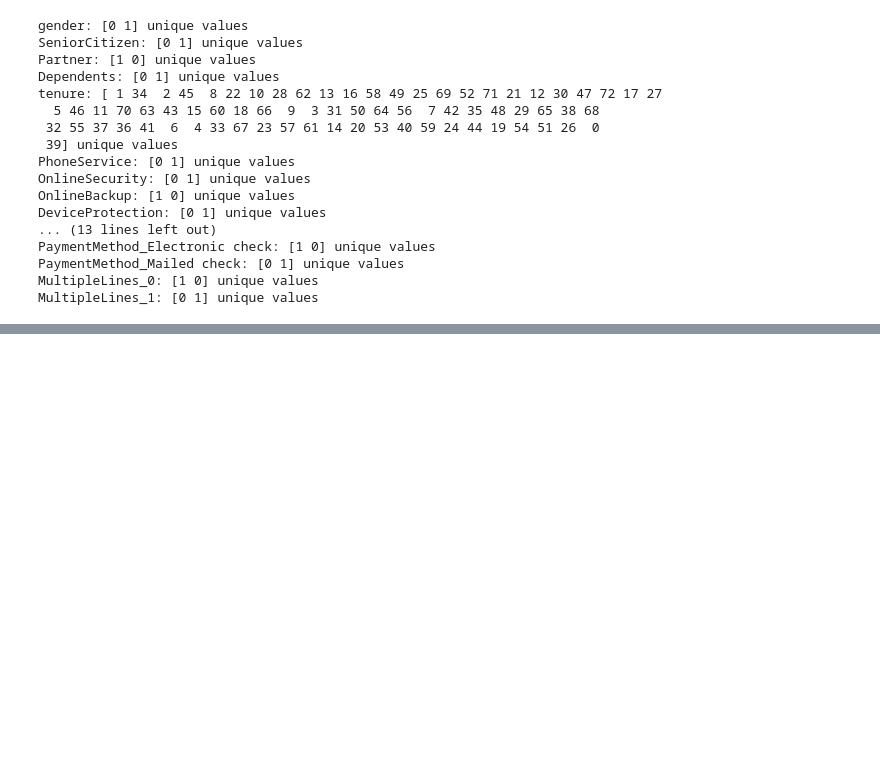
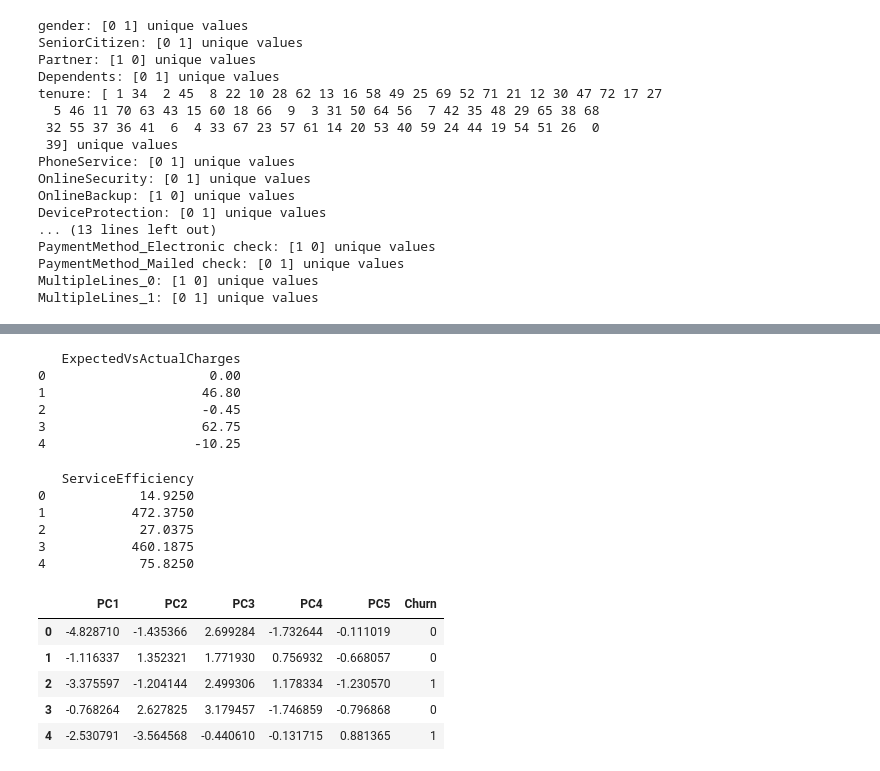
Before and after one commit to MoazIbrahem/Customer-Churn-Prediction, a Jupyter notebook: Code.ipynb, the cells around one changed output, grey strips where cells are left out. Saved outputs shown, nothing was run; the diff lists cells and outputs as text; code cells hidden in the pictures; blank space fills up the shorter version.

```diff
--- a/Code.ipynb
+++ b/Code.ipynb
@@ -290,0 +362,8 @@ MultipleLines_1: [0 1] unique values
+# %%
+import numpy as np
+
+df['LogMonthlyCharges'] = np.log1p(df['MonthlyCharges'])
+df['LogTotalCharges'] = np.log1p(df['TotalCharges'])
+
+print(df[['MonthlyCharges', 'LogMonthlyCharges']].head())
+print(df[['TotalCharges', 'LogTotalCharges']].head())
@@ -290,0 +402,47 @@ MultipleLines_1: [0 1] unique values
+# %%
+df['ExpectedVsActualCharges'] = df['MonthlyCharges'] * df['tenure'] - df['TotalCharges']
+
+print(df[['ExpectedVsActualCharges']].head())
+# %% [output]
+   ExpectedVsActualCharges
+0                     0.00
+1                    46.80
+2                    -0.45
+3                    62.75
+4                   -10.25
+# %%
+df['ServiceEfficiency'] = df['TotalCharges'] / (df['TotalServices'] + 1)
+
+print(df[['ServiceEfficiency']].head())
+# %% [output]
+   ServiceEfficiency
+0            14.9250
+1           472.3750
+2            27.0375
+3           460.1875
+4            75.8250
+# %%
+from sklearn.preprocessing import StandardScaler
+from sklearn.decomposition import PCA
+
+X = df.drop('Churn', axis=1)
+y = df['Churn']
+
+scaler = StandardScaler()
+X_scaled = scaler.fit_transform(X)
+
+pca = PCA(n_components=5)
+X_pca = pca.fit_transform(X_scaled)
+
+pca_df = pd.DataFrame(X_pca, columns=['PC1','PC2','PC3','PC4','PC5'])
+
+pca_df['Churn'] = y.values
+
+pca_df.head()
+# %% [output]
+|  | PC1 | PC2 | PC3 | PC4 | PC5 | Churn |
+| 0 | -4.828710 | -1.435366 | 2.699284 | -1.732644 | -0.111019 | 0 |
+| 1 | -1.116337 | 1.352321 | 1.771930 | 0.756932 | -0.668057 | 0 |
+| 2 | -3.375597 | -1.204144 | 2.499306 | 1.178334 | -1.230570 | 1 |
+| 3 | -0.768264 | 2.627825 | 3.179457 | -1.746859 | -0.796868 | 0 |
+| 4 | -2.530791 | -3.564568 | -0.440610 | -0.131715 | 0.881365 | 1 |
```
Also changed, not shown: parts of 25 cells of this notebook.
